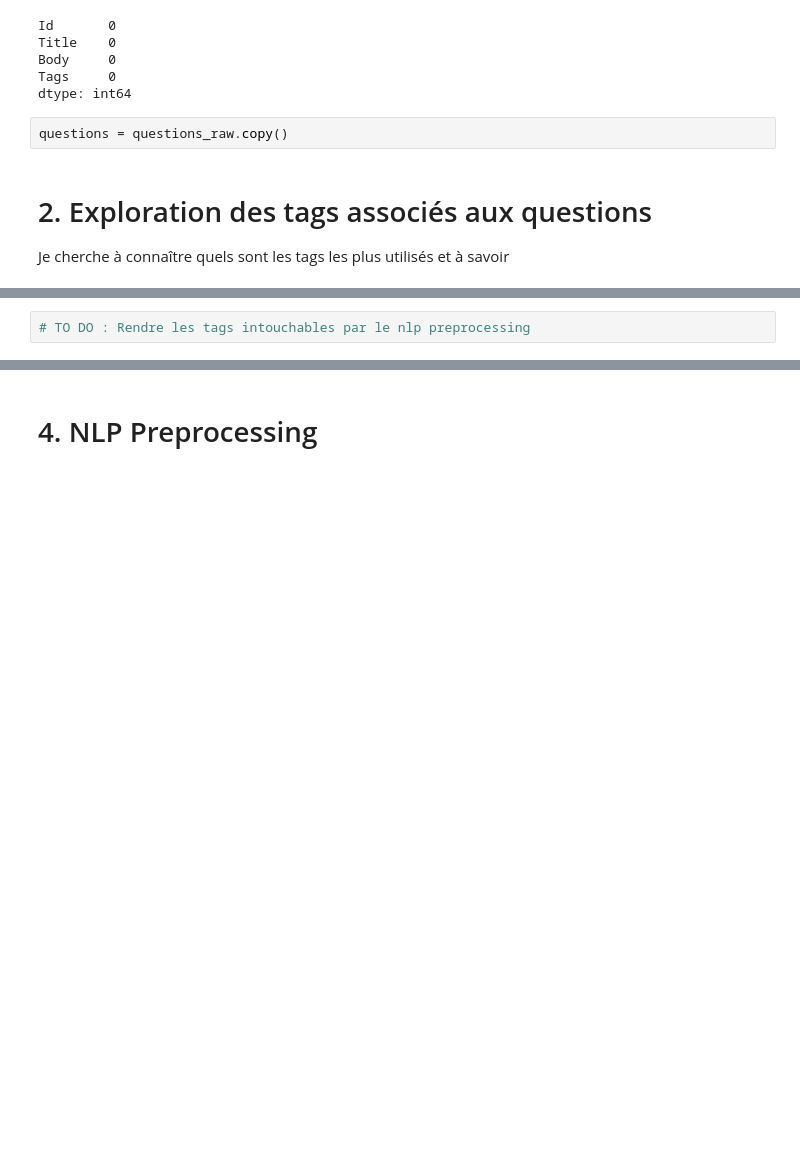
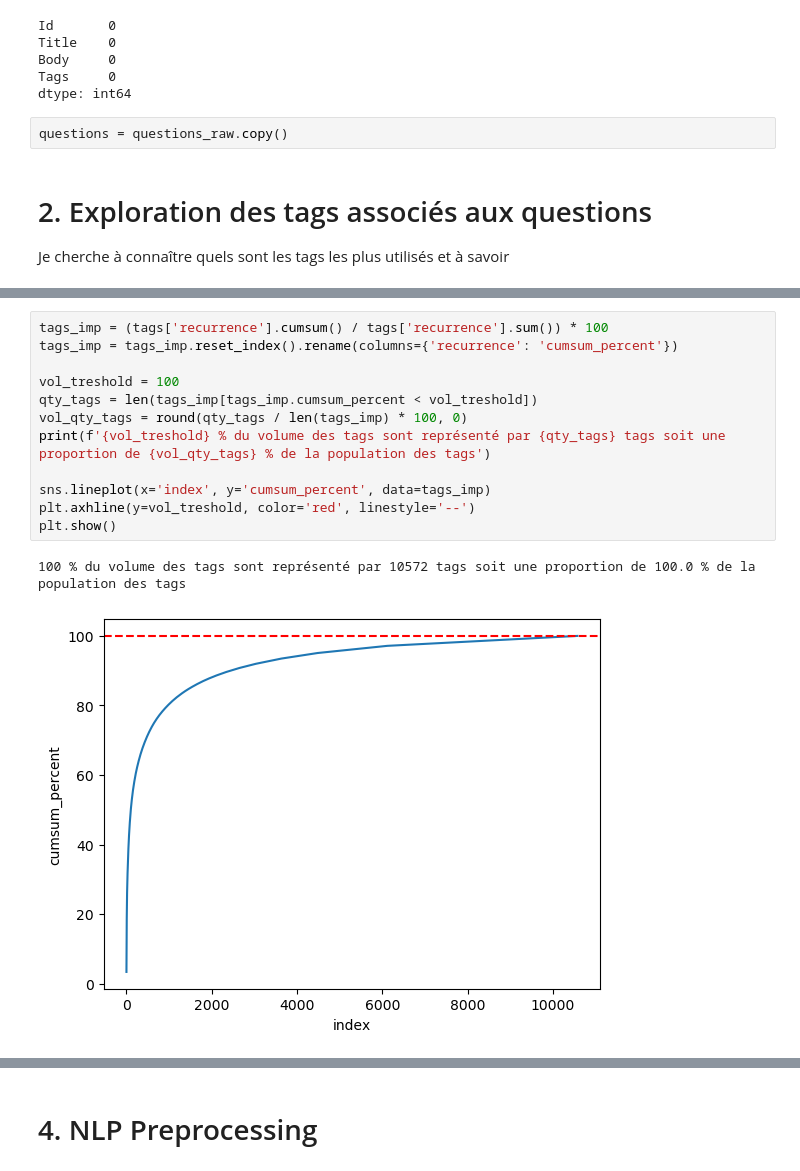
Before and after one commit to Adrian1903/Categorisez-automatiquement-des-questions, a Jupyter notebook: dev/02_nettoyage.ipynb, the cells around one changed output, grey strips where cells are left out. Drawn from its saved outputs; the diff is of its cells as text; blank space fills up the shorter version.

```diff
--- a/dev/02_nettoyage.ipynb
+++ b/dev/02_nettoyage.ipynb
@@ -141,2 +141,15 @@ plt.savefig('img/img_tags_count.png',
-# %%
-# TO DO : Rendre les tags intouchables par le nlp preprocessing
+# %%
+tags_imp = (tags['recurrence'].cumsum() / tags['recurrence'].sum()) * 100
+tags_imp = tags_imp.reset_index().rename(columns={'recurrence': 'cumsum_percent'})
+
+vol_treshold = 100
+qty_tags = len(tags_imp[tags_imp.cumsum_percent < vol_treshold])
+vol_qty_tags = round(qty_tags / len(tags_imp) * 100, 0)
+print(f'{vol_treshold} % du volume des tags sont représenté par {qty_tags} tags soit une proportion de {vol_qty_tags} % de la population des tags')
+
+sns.lineplot(x='index', y='cumsum_percent', data=tags_imp)
+plt.axhline(y=vol_treshold, color='red', linestyle='--')
+plt.show()
+# %% [output]
+100 % du volume des tags sont représenté par 10572 tags soit une proportion de 100.0 % de la population des tags
+[figure, added]
```
Also changed, not shown: parts of 18 cells of this notebook.
